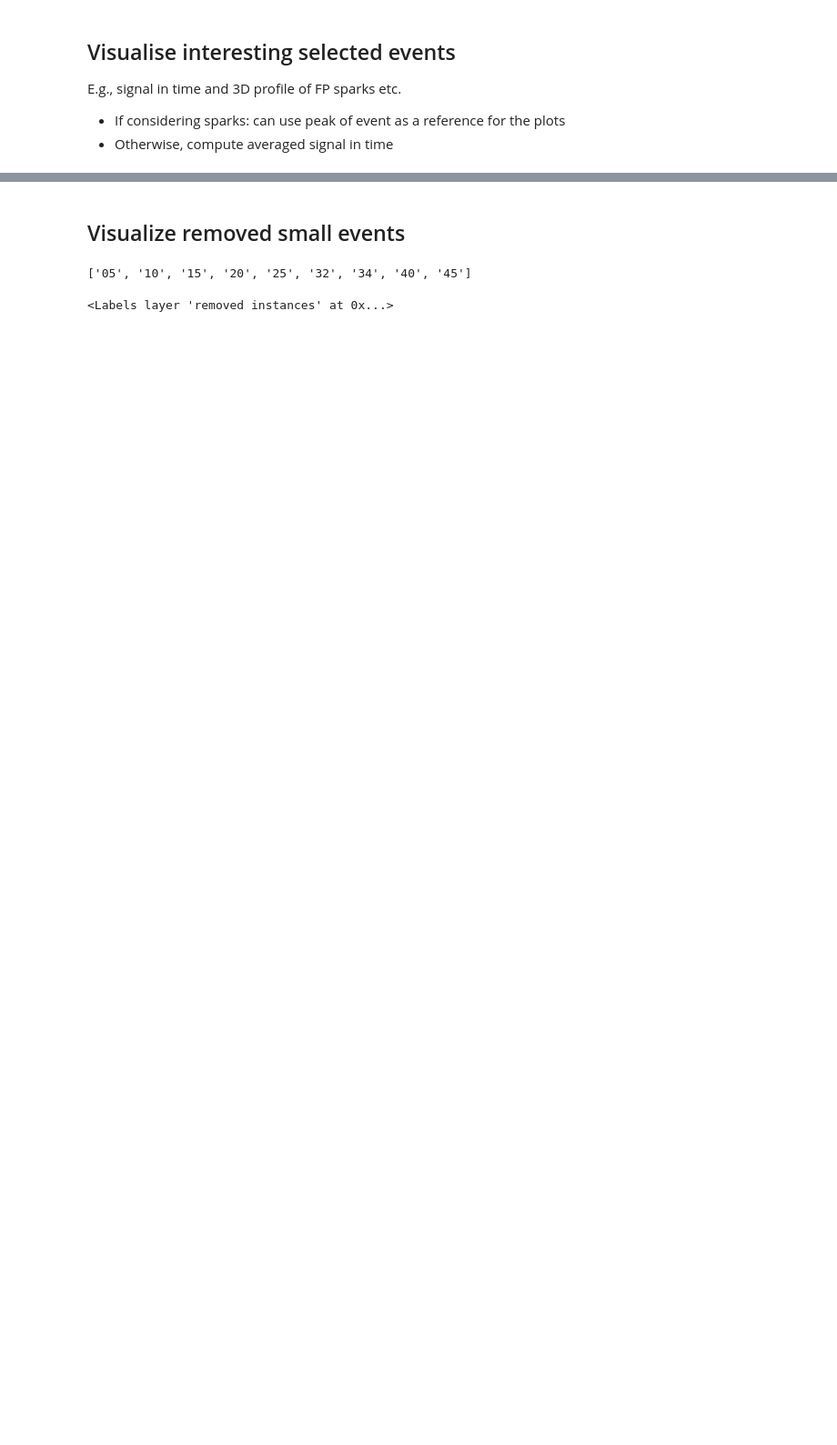
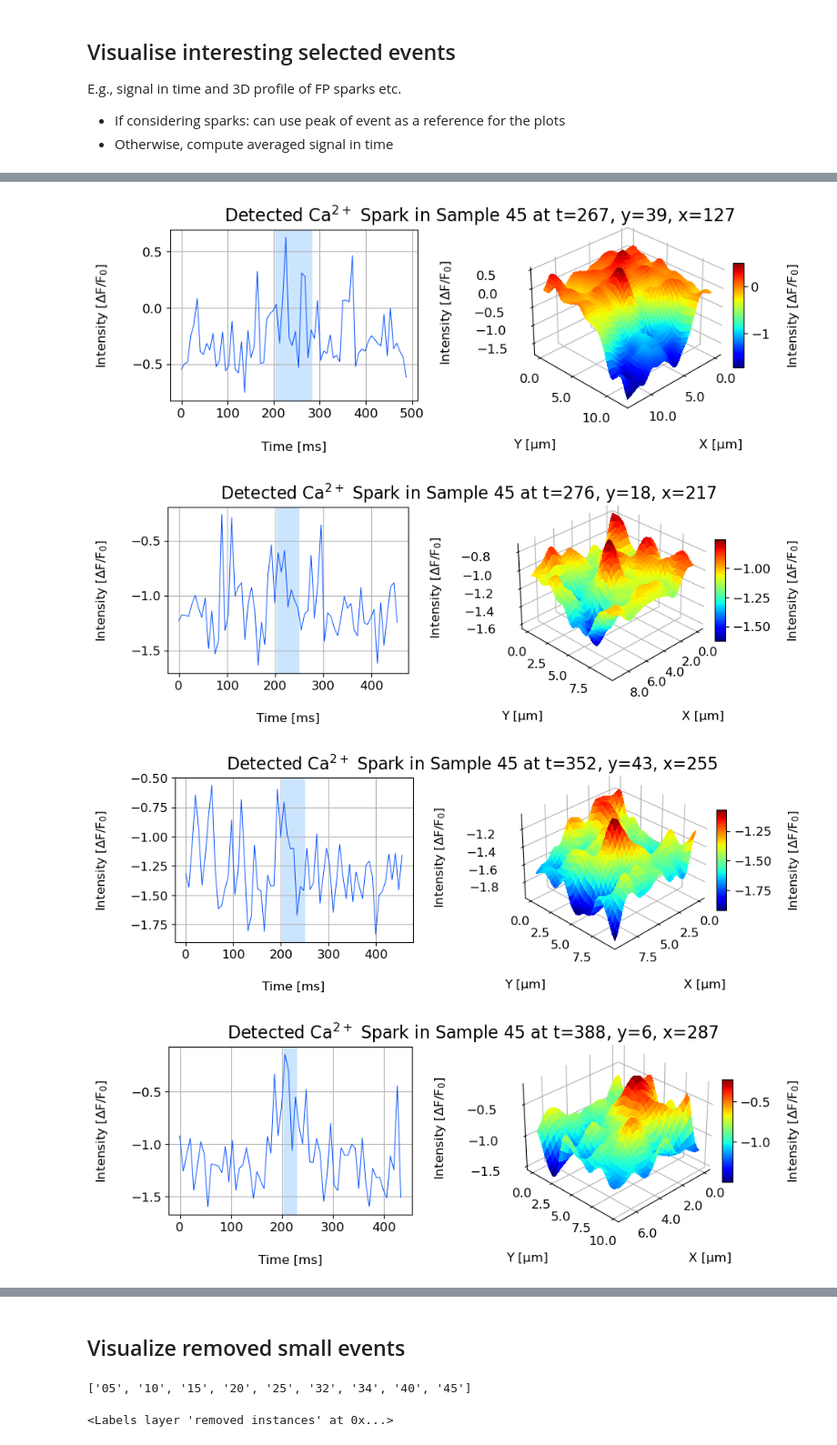
Before and after one commit to dottipr/sparks_project, a Jupyter notebook: notebooks/plot and analyse detected events.ipynb, the cells around one changed output, grey strips where cells are left out. Shown at 91% size. Drawn from its saved outputs; the diff is of its cells as text; code cells hidden in the pictures; blank space fills up the shorter version.

```diff
--- a/notebooks/plot and analyse detected events.ipynb
+++ b/notebooks/plot and analyse detected events.ipynb
@@ -378,8 +374,0 @@ plt.show()
-# %%
-# assign a slice to each centre
-slices_spark_centres = []
-for t, y, x in sparks_pred_loc:
-    event_nb = sparks_pred_instances[t, y, x]
-    event_roi = sparks_pred_instances == event_nb
-    event_obj = find_objects(event_roi)[0]
-    slices_spark_centres.append(event_obj)
@@ -489,8 +374,0 @@ puff_id = puff_ids[3]
-# %%
-frames, signal, (y, x), start, stop = get_puff_signal(
-    video=smooth_x,
-    puffs_instances=puffs_pred_instances,
-    event_id=puff_id,
-    context_duration=context_duration,
-    return_info=True,
-)
@@ -505,0 +419,37 @@ plt.show()
+# %%
+# signal parameters
+spark_radius = 3
+spark_t_context_duration = 30
+spark_spatial_context = 15  # consider extended ROI
+
+num_plot_sparks = min(12, len(spark_coords))  # plot at most
+for spark_event_id in range(num_plot_sparks):
+    t, y, x = spark_coords[spark_event_id]
+    # print(f"Plotting Ca2+ Spark at t={t}, y={y}, x={x}")
+
+    plot_event_t_profile_2d_surface(
+        sample_id=spark_movie_id,
+        # movie=original_movie,
+        movie=no_bg_sr_movie,
+        events_mask=sparks_mask,
+        event_coord=(t, y, x),
+        event_type="spark",
+        fps=fps_dict[spark_movie_id],
+        radius=spark_radius,
+        t_context_duration=spark_t_context_duration,
+        spatial_context=spark_spatial_context,
+        figsize=figsize,
+        width_ratios=width_ratios,
+        height_ratios=height_ratios,
+        linewidth=linewidth,
+        elevation=30,
+        azimuth=45,
+        super_title="Detected Ca$^{2+}$ Spark in Sample "
+        + str(spark_movie_id)
+        + f" at t={t}, y={y}, x={x}",
+    )
+# %% [output]
+[figure, added]
+[figure, added]
+[figure, added]
+[figure, added]
```
Also changed, not shown: parts of 33 cells of this notebook, 5 other files.
